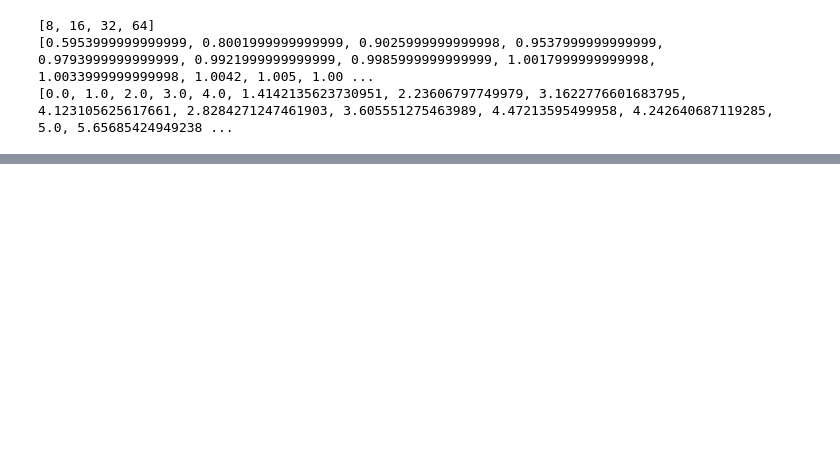
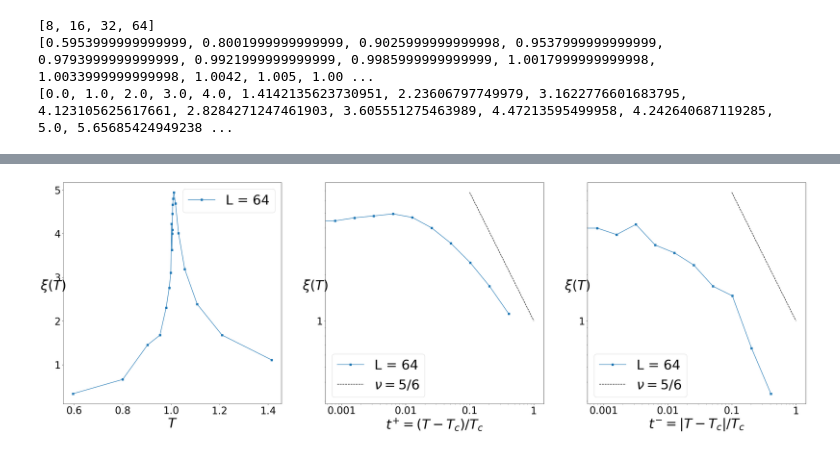
Before and after one commit to LEE-SungBin/potts, a Jupyter notebook: potts plot (corr).ipynb, the cells around one changed output, grey strips where cells are left out. Saved outputs shown, nothing was run; the diff lists cells and outputs as text; code cells hidden in the pictures; blank space fills up the shorter version.

```diff
--- a/potts plot (corr).ipynb
+++ b/potts plot (corr).ipynb
@@ -185,6 +184,61 @@ for i in range(N_State):
 
                 Correlation_Temperature[i][j][k] = temp2[0]
                 Correlation_Length[i][j][k] = temp2[1]
+# %%
+nrows = 1
+ncols = 3
+
+Nu = frac(5 / 6).limit_denominator(10)
+
+fig, ax = plt.subplots(nrows, ncols, figsize = (40, 12))
+
+def g(x):
+    return pow(x, - Nu)
+
+Tc = 1.005
+
+State = 3
+Dimension = 2
+Size = 64
+q = Irreducible_State.index(State)
+D = Irreducible_Dimension.index(Dimension)
+N = Irreducible_Size.index(Size)
+
+ax[0].plot(Correlation_Temperature[q][D][N], Correlation_Length[q][D][N], 's-', label = f'L = {Size}')
+ax[1].plot((Correlation_Temperature[q][D][N] - Tc) / Tc, Correlation_Length[q][D][N], 's-', label = f'L = {Size}')
+ax[2].plot((Tc - Correlation_Temperature[q][D][N]) / Tc, Correlation_Length[q][D][N], 's-', label = f'L = {Size}')
+
+x = np.linspace(0.1, 1, 100)
+y = np.vectorize(g)
+ax[1].plot(x, y(x),'k--', label = fr'$\nu = {Nu}$')
+ax[2].plot(x, y(x),'k--', label = fr'$\nu = {Nu}$')
+
+# ax.set_title(f"Correlation Length ({State}-state {Dimension}D Potts, {Size_Print(Dimension, Size)})", fontsize = 40)
+
+ax[0].set_xlabel("$T$", fontsize = 40)
+ax[1].set_xlabel("$t^{+} = (T-T_{c})/T_{c}$", fontsize = 40)
+ax[2].set_xlabel("$t^{-} = |T-T_{c}|/T_{c}$", fontsize = 40)
+
+for i in range(ncols):
+    ax[i].set_ylabel("$\\xi(T)$", fontsize = 40, rotation = 0)
+    ax[i].tick_params(axis = 'both', labelsize = 30)
+    ax[i].legend(fontsize=40,loc='best')
+
+# ax[0].axis([None, None, 0, None])
+
+# ax.set_yticks(np.arange(0, 6 + 0.01, 2))
+
+ax[1].loglog()
+Log_Setting(ax[1])
+
+ax[2].loglog()
+Log_Setting(ax[2])
+
+fig.savefig(os.path.join(LOCATION, f'Correlation Length ({State}-state {Dimension}D Potts).jpg'))
+
+plt.show()
+# %% [output]
+[figure, added]
 # %%
 State = 3
 Dimension = 2
```
Also changed, not shown: parts of 9 cells of this notebook, 47 other files.
